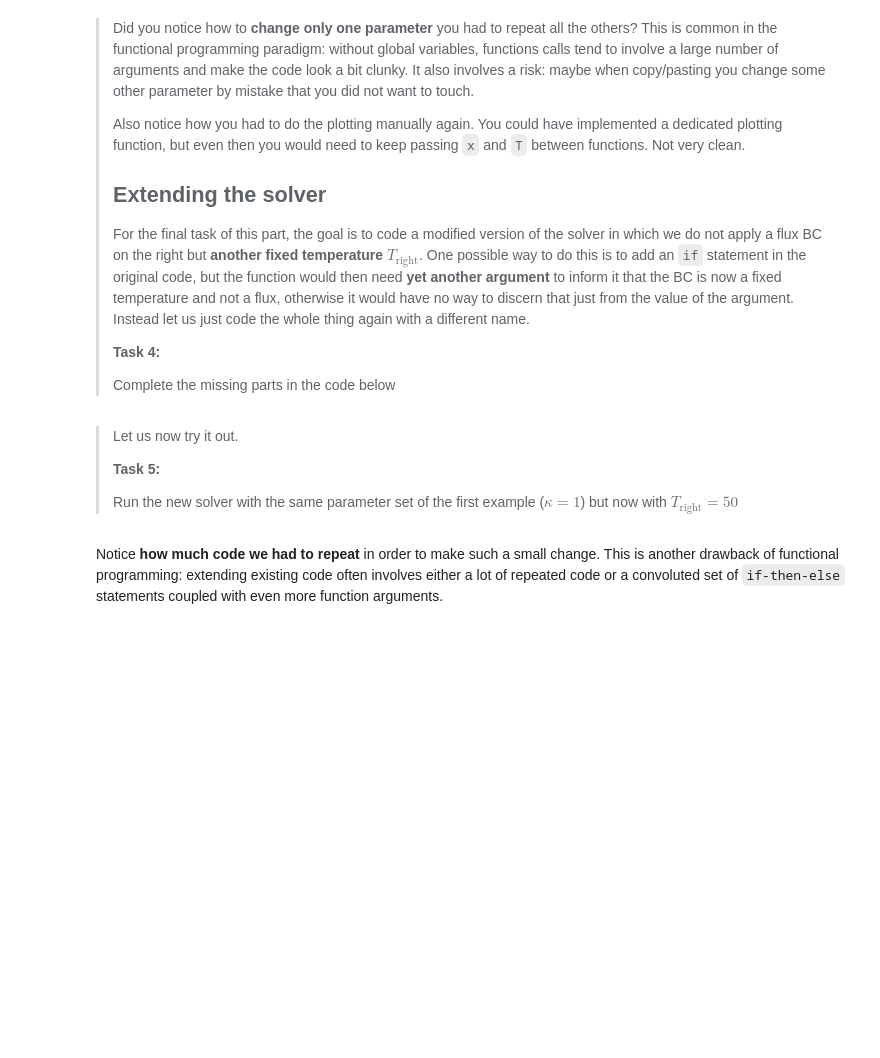
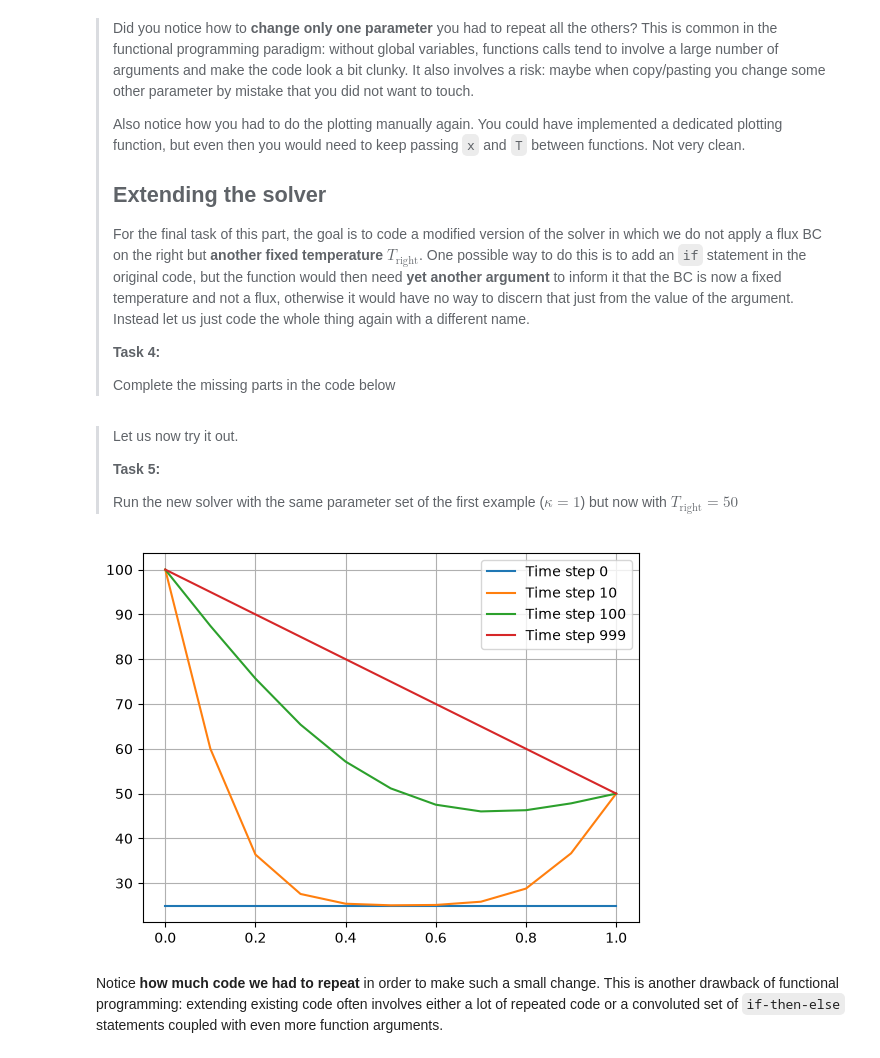
Before and after one commit to Sigve-f/Programming_assignment_2.1, a Jupyter notebook: 1_functional.ipynb, the cells around one changed output. Saved outputs shown, nothing was run; the diff lists cells and outputs as text; code cells hidden in the pictures; blank space fills up the shorter version.

```diff
--- a/1_functional.ipynb
+++ b/1_functional.ipynb
@@ -120,3 +164,19 @@ x,T = # YOUR_CODE_LINE_HERE
+# %%
+# run the solver
+x,T = run_diffusion_two(1, 0.1, 0.001, 1, 25, 100, 50, 1000)
+
+# plot the solution
+plt.plot(x, T[0], label="Time step 0")
+plt.plot(x, T[10], label="Time step 10")
+plt.plot(x, T[100], label="Time step 100")
+plt.plot(x, T[999], label="Time step 999")
+
+
+plt.grid()
+plt.legend()
+plt.show()
+# %% [output]
+[figure, added]
 # %% [markdown]
 Notice **how much code we had to repeat** in order to make such a small change. This is another drawback of functional programming: extending existing code often involves either a lot of repeated code or a convoluted set of `if-then-else` statements coupled with even more function arguments.
 # %% [markdown]
```
Also changed, not shown: parts of 8 cells of this notebook, 1 other file.
